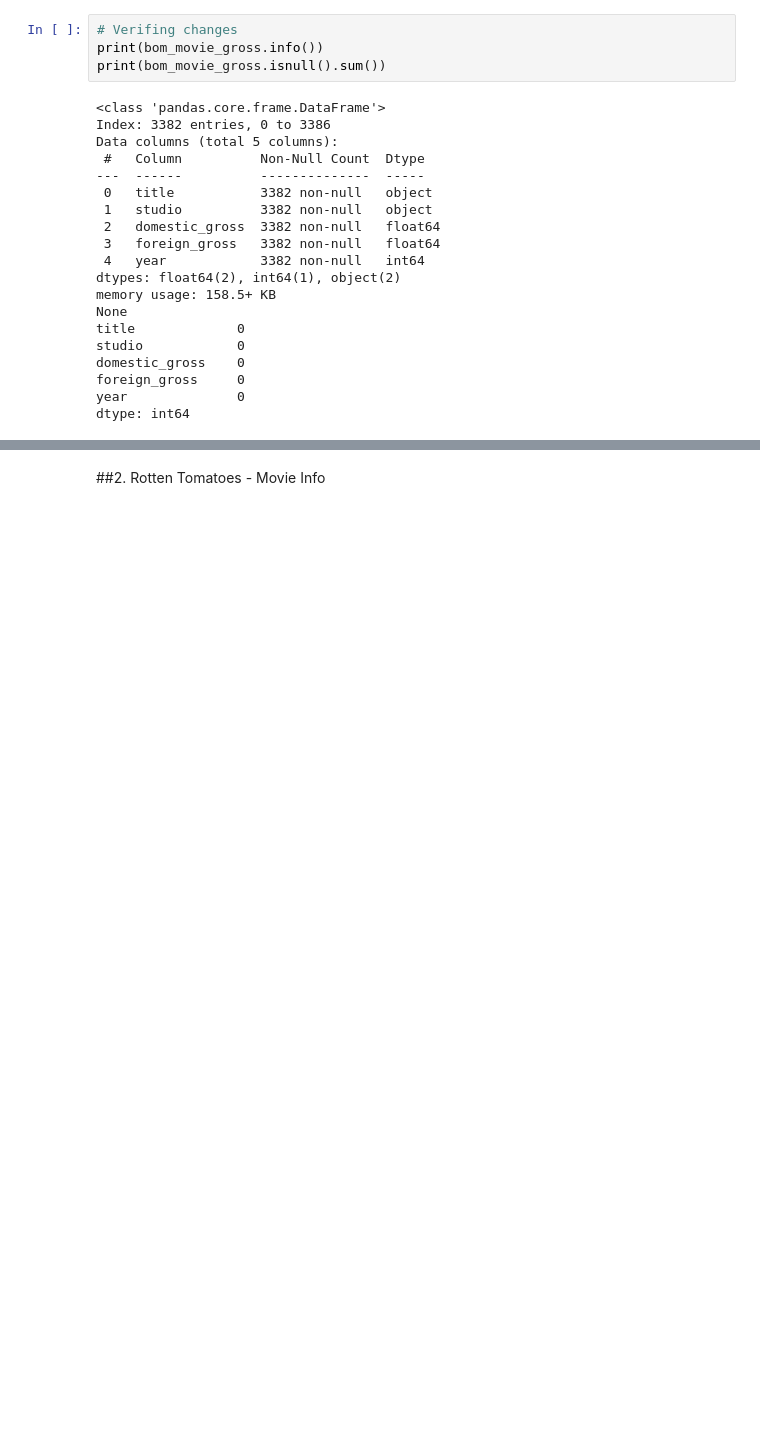
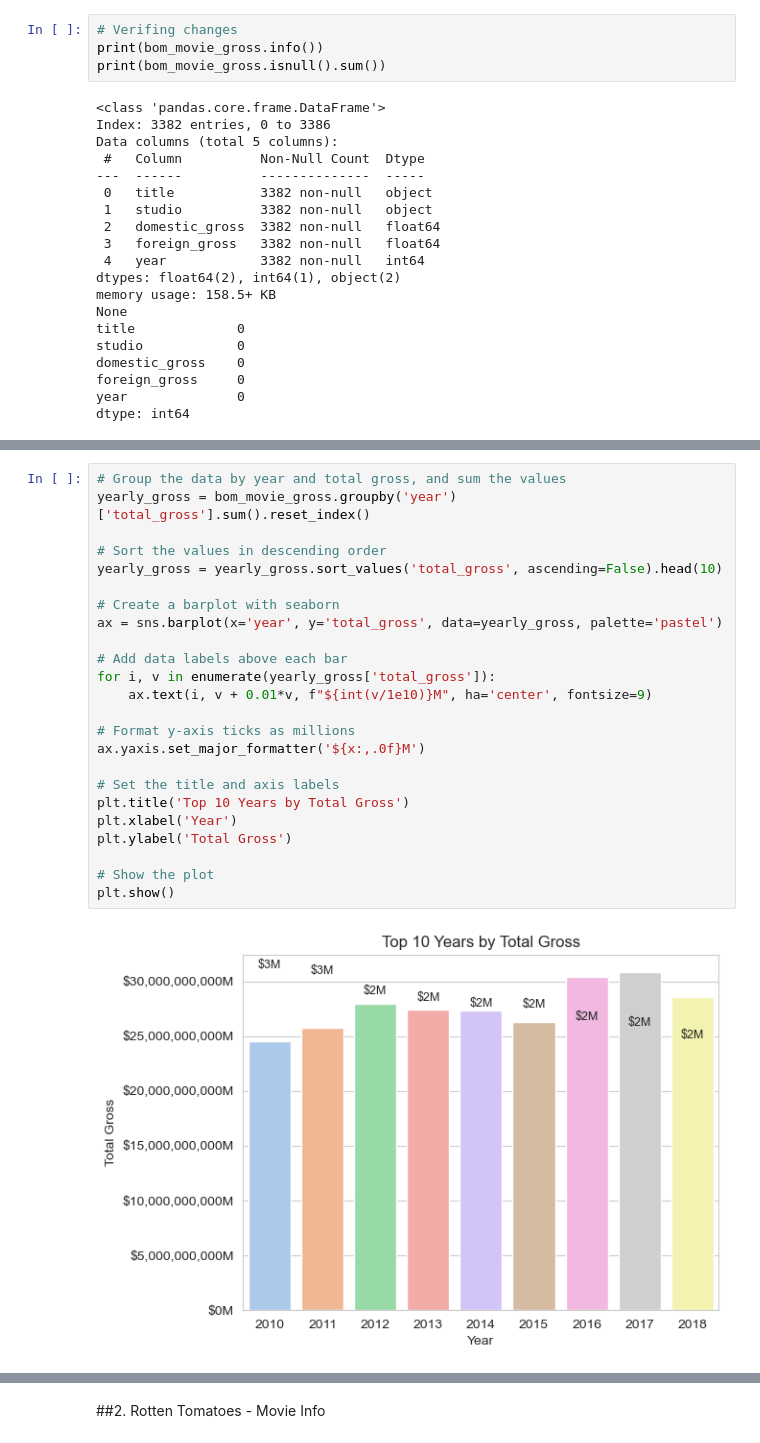
Before and after one commit to geomwangi007/Microsoft-Studio-Project, a Jupyter notebook: student.ipynb, the cells around one changed output, grey strips where cells are left out. Drawn from its saved outputs; the diff is of its cells as text; blank space fills up the shorter version.

```diff
--- a/student.ipynb
+++ b/student.ipynb
@@ -183,0 +239,26 @@ dtype: int64
+# %%
+# Group the data by year and total gross, and sum the values
+yearly_gross = bom_movie_gross.groupby('year')['total_gross'].sum().reset_index()
+
+# Sort the values in descending order
+yearly_gross = yearly_gross.sort_values('total_gross', ascending=False).head(10)
+
+# Create a barplot with seaborn
+ax = sns.barplot(x='year', y='total_gross', data=yearly_gross, palette='pastel')
+
+# Add data labels above each bar
+for i, v in enumerate(yearly_gross['total_gross']):
+    ax.text(i, v + 0.01*v, f"${int(v/1e10)}M", ha='center', fontsize=9)
+
+# Format y-axis ticks as millions
+ax.yaxis.set_major_formatter('${x:,.0f}M')
+
+# Set the title and axis labels
+plt.title('Top 10 Years by Total Gross')
+plt.xlabel('Year')
+plt.ylabel('Total Gross')
+
+# Show the plot
+plt.show()
+# %% [output]
+[figure, added]
```
Also changed, not shown: parts of 18 cells of this notebook.
